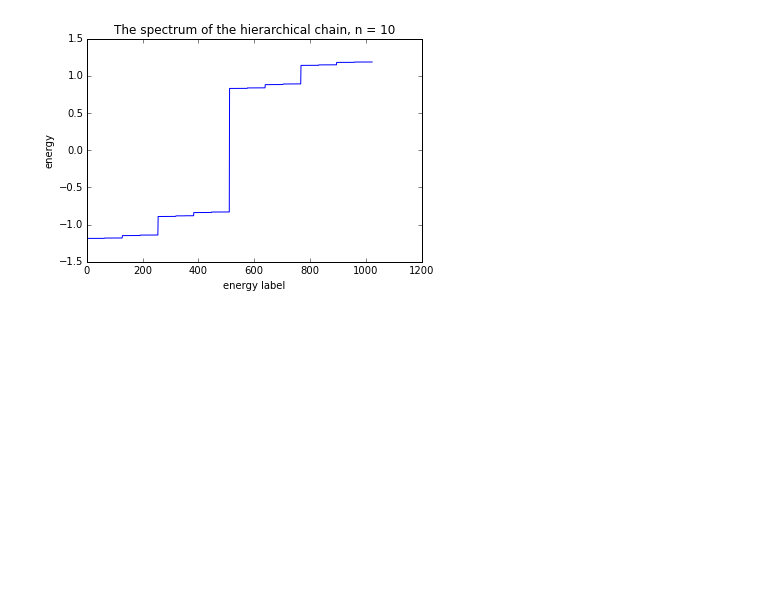
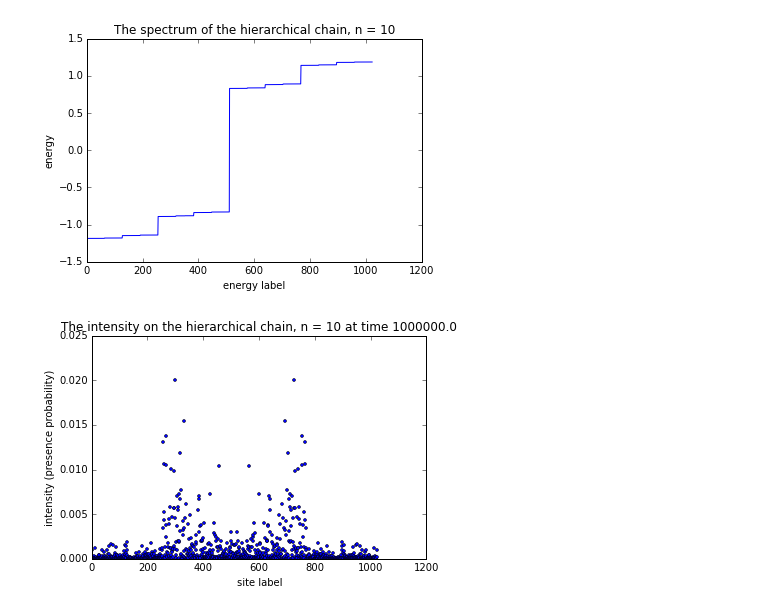
Before and after one commit to Yukee/spectrum_quasicrystals, a Jupyter notebook: hierarchical chain/dynamics_wavepackets.ipynb, the cells around one changed output. Saved outputs shown, nothing was run; the diff lists cells and outputs as text; code cells hidden in the pictures; blank space fills up the shorter version.

```diff
--- a/hierarchical chain/dynamics_wavepackets.ipynb
+++ b/hierarchical chain/dynamics_wavepackets.ipynb
@@ -74,6 +75,27 @@ plt.show()
 
 # for example, let's drop the wavepacket at the site number 2**(n-1)-1
 mid = 2**(n-1)-1
+# wavefunction at initial time
+psi0 = (vec[mid]+vec[mid+1])/math.sqrt(2)
+
+# return a list of propagators at each position on the chain
 def K(t):
-    expH = [math.exp(- 1j*t*e) for e in val]
-    math.fsum([math.exp(- 1j*t*val[k])*vec[i,k]*vec[mid,k],
+    expH = np.array([exp(- 1j*t*e) for e in val])
+    return vec.dot(expH*psi0)
+
+# return a list of intensities at each position on the chain
+def I(t):
+    expH = np.array([exp(- 1j*t*e) for e in val])
+    return abs(vec.dot(expH*psi0))**2
+# %%
+""" wow, such intensity! much spreading! """
+
+t = 1000000.
+plt.title('The intensity on the hierarchical chain, n = ' + str(n) + ' at time ' + str(t))
+plt.xlabel('site label')
+plt.ylabel('intensity (presence probability)')
+#plt.axis([0,L+1,-2.,2.])
+plt.plot(I(t),'o',markersize=3.)
+plt.show()
+# %% [output]
+[figure, added]
```
Also changed, not shown: parts of 1 cell of this notebook, 3 other files.
